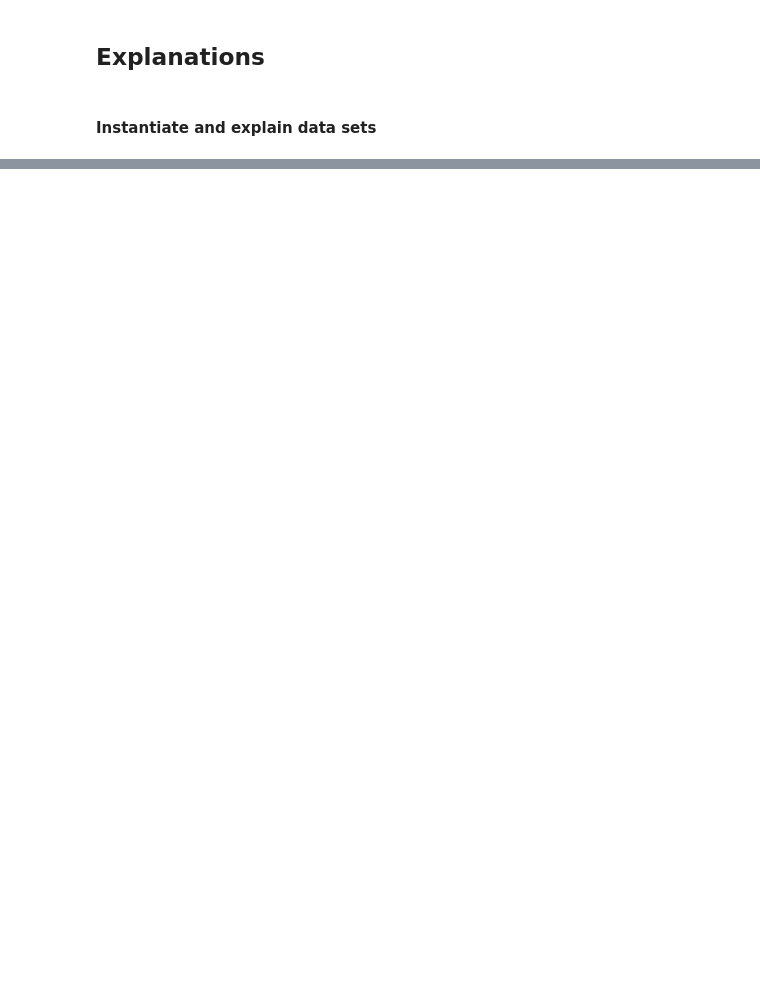
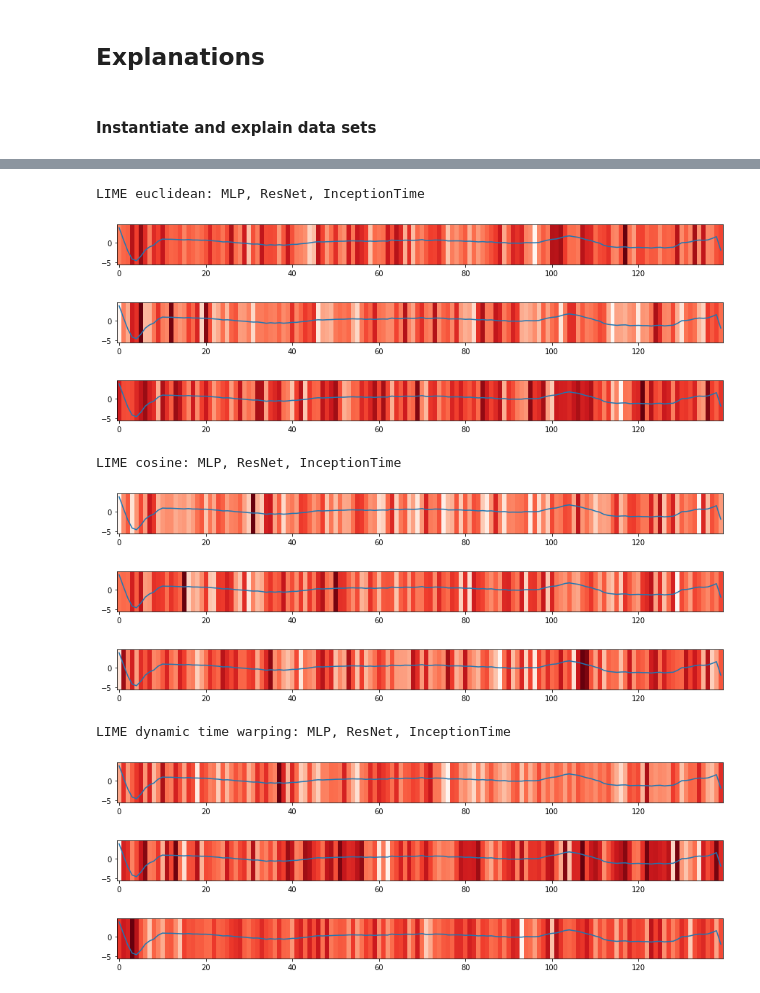
Before and after one commit to felixg97/explic-ai-tsc, a Jupyter notebook: docs/Experiment E2E - Results.ipynb, the cells around one changed output, grey strips where cells are left out. Cells and saved outputs as stored; diff of their text form; code cells hidden in the pictures; blank space fills up the shorter version.

```diff
--- a/docs/Experiment E2E - Results.ipynb
+++ b/docs/Experiment E2E - Results.ipynb
@@ -152,0 +264,28 @@ relevance_occl_zero
+# %%
+print('LIME euclidean: MLP, ResNet, InceptionTime')
+plot_relevance(x_test_explained[0], relevance_lime_euc_distance['MLP_0_ECG5000'][0])
+plot_relevance(x_test_explained[0], relevance_lime_euc_distance['ResNet_0_ECG5000'][0])
+plot_relevance(x_test_explained[0], relevance_lime_euc_distance['InceptionTime_0_ECG5000'][0])
+
+print('LIME cosine: MLP, ResNet, InceptionTime')
+plot_relevance(x_test_explained[0], relevance_lime_cos_distance['MLP_0_ECG5000'][0])
+plot_relevance(x_test_explained[0], relevance_lime_cos_distance['ResNet_0_ECG5000'][0])
+plot_relevance(x_test_explained[0], relevance_lime_cos_distance['InceptionTime_0_ECG5000'][0])
+
+print('LIME dynamic time warping: MLP, ResNet, InceptionTime')
+plot_relevance(x_test_explained[0], relevance_lime_dtw_distance['MLP_0_ECG5000'][0])
+plot_relevance(x_test_explained[0], relevance_lime_dtw_distance['ResNet_0_ECG5000'][0])
+plot_relevance(x_test_explained[0], relevance_lime_dtw_distance['InceptionTime_0_ECG5000'][0])
+# %% [output]
+LIME euclidean: MLP, ResNet, InceptionTime
+[figure, added]
+[figure, added]
+[figure, added]
+LIME cosine: MLP, ResNet, InceptionTime
+[figure, added]
+[figure, added]
+[figure, added]
+LIME dynamic time warping: MLP, ResNet, InceptionTime
+[figure, added]
+[figure, added]
+[figure, added]
```
Also changed, not shown: parts of 23 cells of this notebook, 12 other files.
